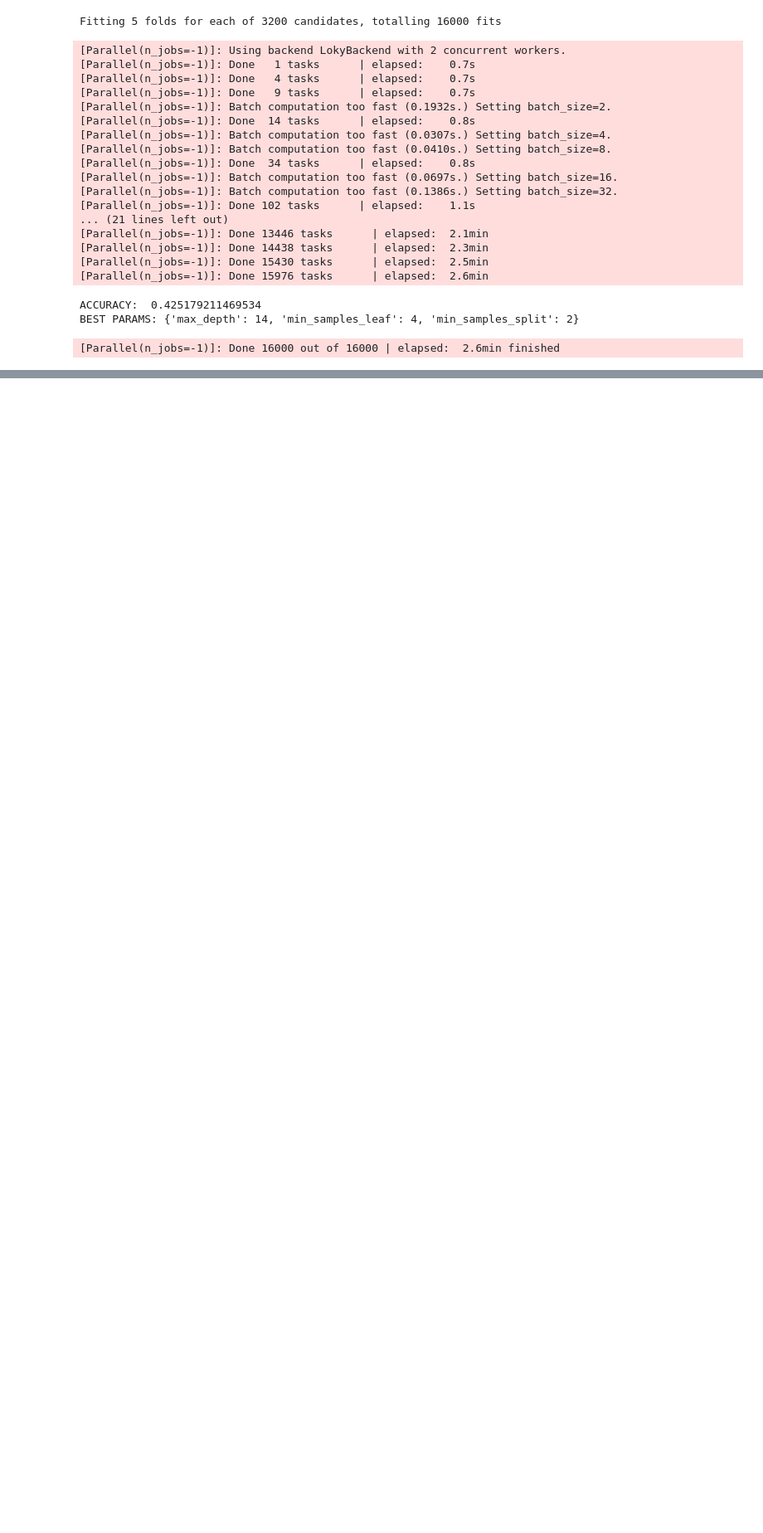
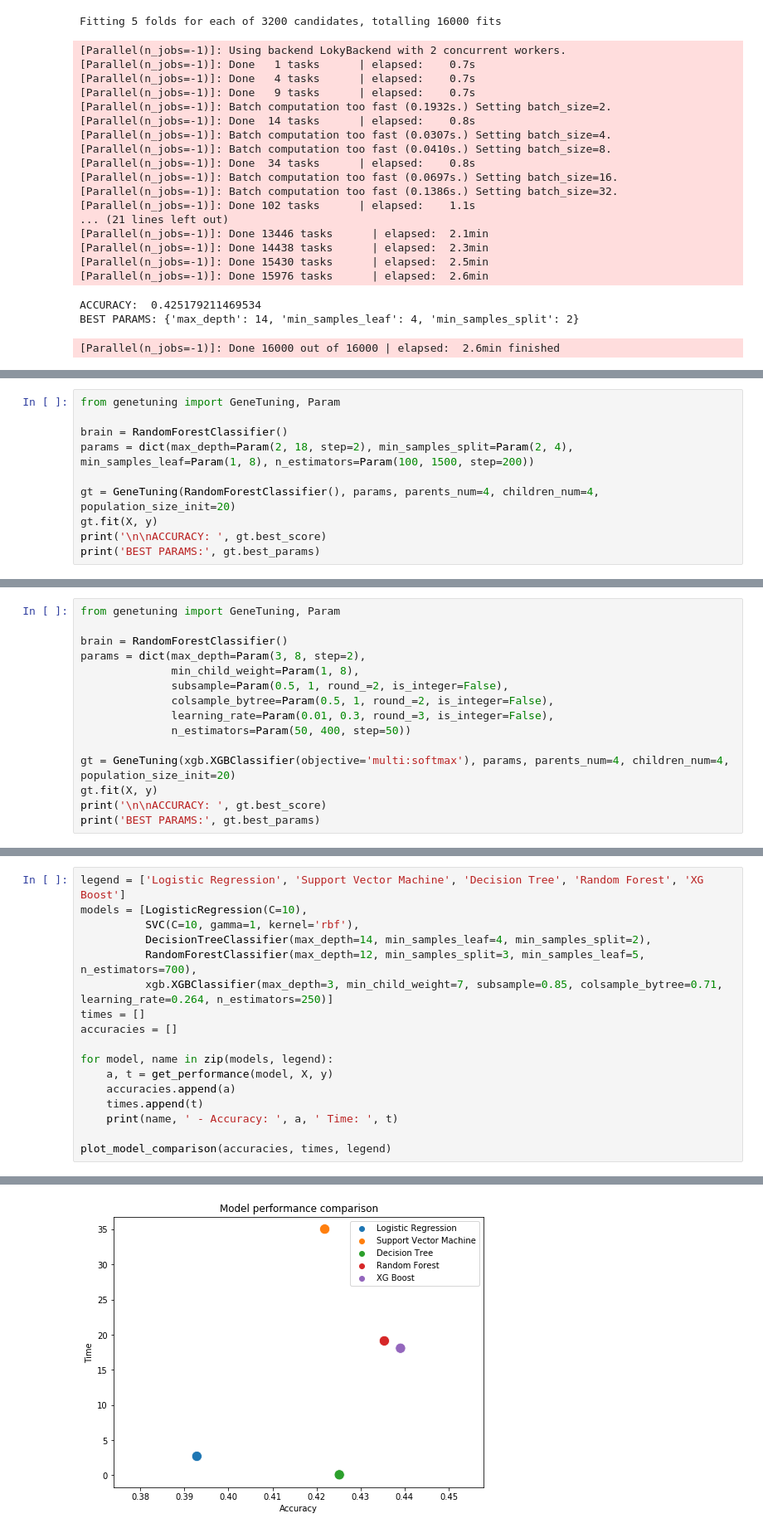
Before and after one commit to suchy1713/EmotionPredicition, a Jupyter notebook: main.ipynb, the cells around one changed output, grey strips where cells are left out. Shown: that part at 83% size. Cells and saved outputs as stored; diff of their text form; blank space fills up the shorter version.

Commit message:
tree ensembles tuning and final choice

```diff
--- a/main.ipynb
+++ b/main.ipynb
@@ -219,0 +191,10 @@ BEST PARAMS: {'max_depth': 13, 'min_samples_leaf': 6, 'min_samples_split': 3, 'n
+# %%
+from genetuning import GeneTuning, Param
+
+brain = RandomForestClassifier()
+params = dict(max_depth=Param(2, 18, step=2), min_samples_split=Param(2, 4), min_samples_leaf=Param(1, 8), n_estimators=Param(100, 1500, step=200))
+
+gt = GeneTuning(RandomForestClassifier(), params, parents_num=4, children_num=4, population_size_init=20)
+gt.fit(X, y)
+print('\n\nACCURACY: ', gt.best_score)
+print('BEST PARAMS:', gt.best_params)
@@ -219,0 +227,15 @@ BEST PARAMS: {'max_depth': 13, 'min_samples_leaf': 6, 'min_samples_split': 3, 'n
+# %%
+from genetuning import GeneTuning, Param
+
+brain = RandomForestClassifier()
+params = dict(max_depth=Param(3, 8, step=2),
+              min_child_weight=Param(1, 8),
+              subsample=Param(0.5, 1, round_=2, is_integer=False),
+              colsample_bytree=Param(0.5, 1, round_=2, is_integer=False),
+              learning_rate=Param(0.01, 0.3, round_=3, is_integer=False),
+              n_estimators=Param(50, 400, step=50))
+
+gt = GeneTuning(xgb.XGBClassifier(objective='multi:softmax'), params, parents_num=4, children_num=4, population_size_init=20)
+gt.fit(X, y)
+print('\n\nACCURACY: ', gt.best_score)
+print('BEST PARAMS:', gt.best_params)
@@ -219,0 +262,18 @@ BEST PARAMS: {'max_depth': 13, 'min_samples_leaf': 6, 'min_samples_split': 3, 'n
+# %%
+legend = ['Logistic Regression', 'Support Vector Machine', 'Decision Tree', 'Random Forest', 'XG Boost']
+models = [LogisticRegression(C=10),
+          SVC(C=10, gamma=1, kernel='rbf'),
+          DecisionTreeClassifier(max_depth=14, min_samples_leaf=4, min_samples_split=2),
+          RandomForestClassifier(max_depth=12, min_samples_split=3, min_samples_leaf=5, n_estimators=700),
+          xgb.XGBClassifier(max_depth=3, min_child_weight=7, subsample=0.85, colsample_bytree=0.71, learning_rate=0.264, n_estimators=250)]
+times = []
+accuracies = []
+
+for model, name in zip(models, legend):
+    a, t = get_performance(model, X, y)
+    accuracies.append(a)
+    times.append(t)
+    print(name, ' - Accuracy: ', a, ' Time: ', t)
+
+plot_model_comparison(accuracies, times, legend)
+# %% [output]
@@ -219,0 +285 @@ BEST PARAMS: {'max_depth': 13, 'min_samples_leaf': 6, 'min_samples_split': 3, 'n
+[figure, added]
```
Also changed, not shown: parts of 10 cells of this notebook.
